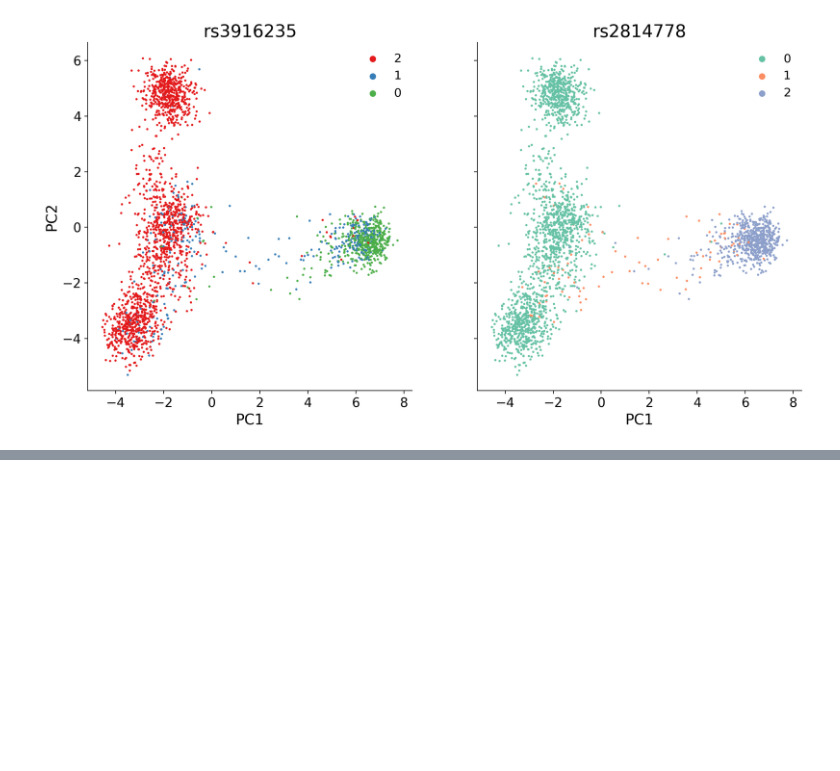
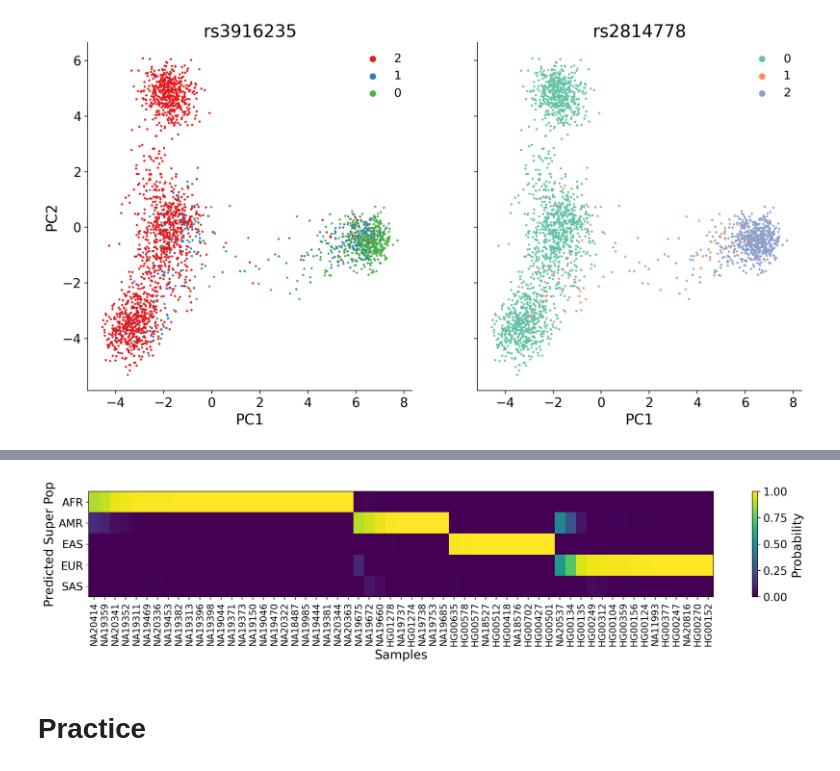
Before and after one commit to dbrg77/SUSTech-BIOS201, a Jupyter notebook: data/1kg_genotype_analysis.ipynb, the cells around one changed output, grey strips where cells are left out. Saved outputs shown, nothing was run; the diff lists cells and outputs as text; code cells hidden in the pictures; blank space fills up the shorter version.

```diff
--- a/data/1kg_genotype_analysis.ipynb
+++ b/data/1kg_genotype_analysis.ipynb
@@ -169,0 +183,3 @@ plt.show()
+# %%
+all_genotype = pd.concat([phase3_genotype, phase1_genotype], axis = 1, join = 'outer')
+all_genotype.fillna(0, inplace = True)
@@ -169,0 +235,17 @@ plt.show()
+# %%
+fig, ax = plt.subplots(figsize=(18,2.5))
+
+hm = ax.imshow(y_prob.T, cmap='viridis', vmin=0, vmax=1, aspect='auto')
+ax.set_yticks(range(5))
+ax.set_yticklabels(logit.classes_)
+ax.set_xticks(range(59))
+ax.set_xticklabels(sorted_idx, rotation = 90, fontsize=12)
+ax.set_xlabel('Samples')
+ax.set_ylabel('Predicted Super Pop')
+cb = plt.colorbar(hm)
+cb.ax.set_ylabel("Probability")
+plt.show()
+# %% [output]
+[figure, added]
+# %% [markdown]
+# Practice
```
Also changed, not shown: parts of 20 cells of this notebook, 23 other files.
